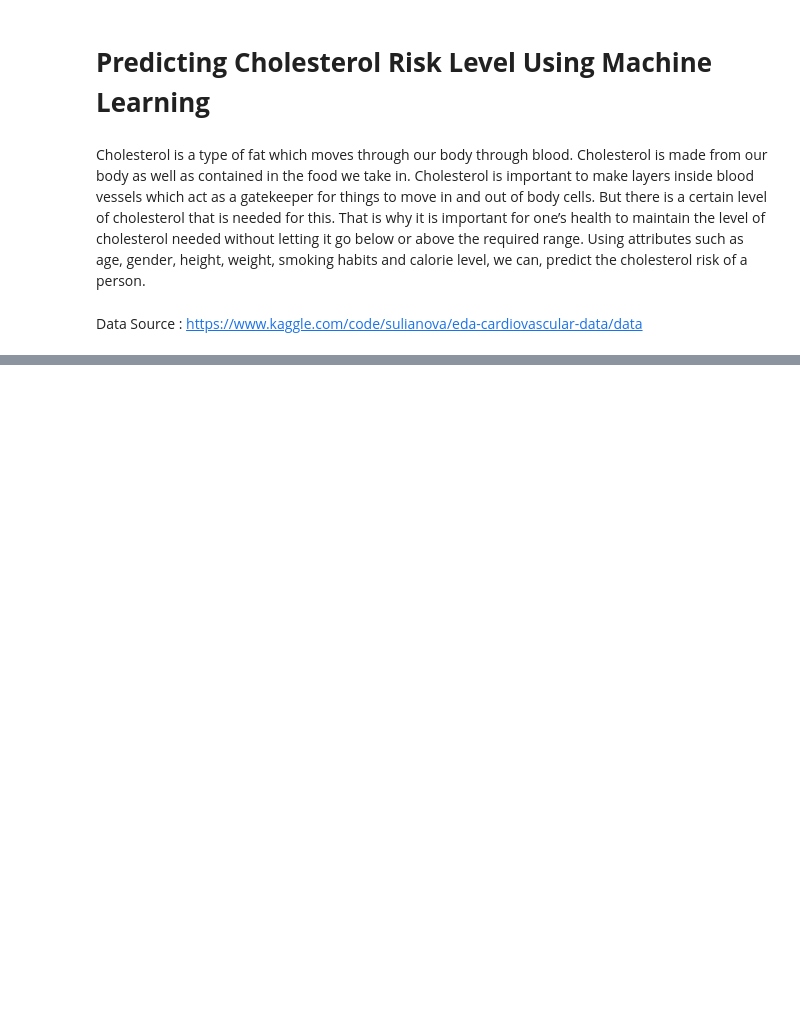
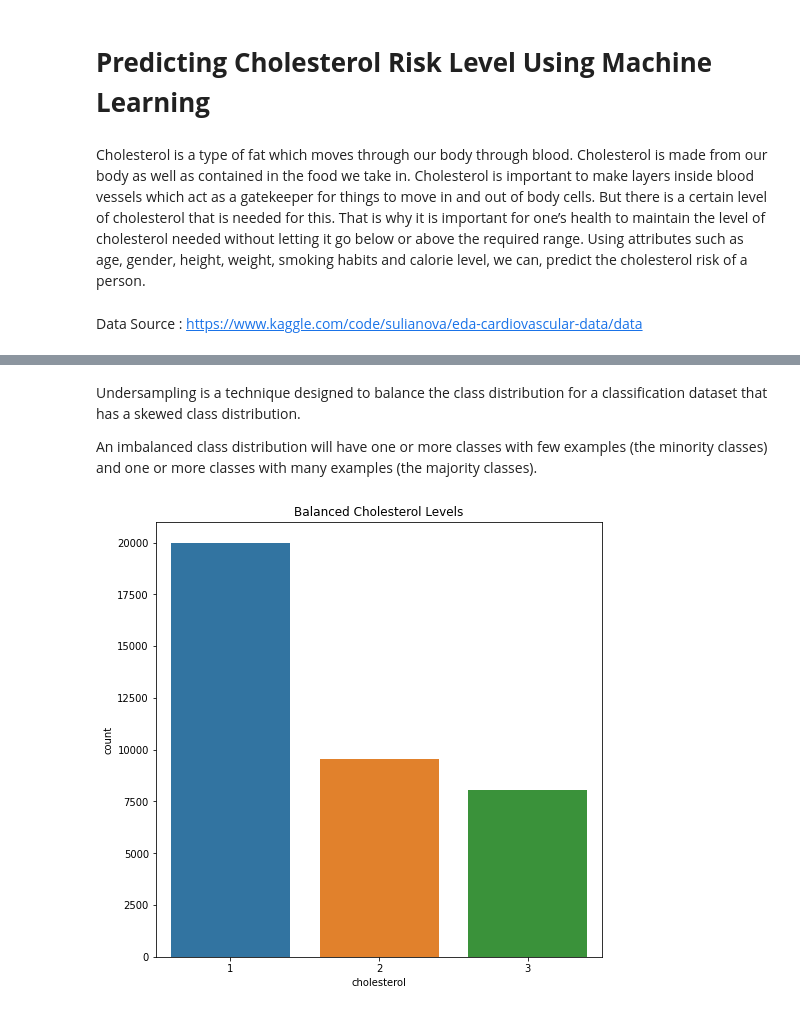
Before and after one commit to vinuri-g/ML_Assignment2_IT19113982_IT19143200_IT19165394_IT19173200, a Jupyter notebook: cholesterol_prediction.ipynb, the cells around one changed output, grey strips where cells are left out. Saved outputs shown, nothing was run; the diff lists cells and outputs as text; code cells hidden in the pictures; blank space fills up the shorter version.

Commit message:
analyzing and under sampling

```diff
--- a/cholesterol_prediction.ipynb
+++ b/cholesterol_prediction.ipynb
@@ -30,0 +66,22 @@ df = pd.read_csv("cardio_train.csv", sep=";")
+# %% [markdown]
+Undersampling is a technique designed to balance the class distribution for a classification dataset that has a skewed class distribution.
+
+An imbalanced class distribution will have one or more classes with few examples (the minority classes) and one or more classes with many examples (the majority classes).
+# %%
+# Normalizing dataset using undersampling method
+
+shuffled_df = df.sample(frac=1, random_state=4) # Shuffle the dataset
+
+mid_col_df = shuffled_df.loc[shuffled_df['cholesterol'] == 2]
+high_col_df = shuffled_df.loc[shuffled_df['cholesterol'] == 3]
+non_fraud_df = shuffled_df.loc[shuffled_df['cholesterol'] == 1].sample(n=20000, random_state=42) # Randomly select 10000 datas from majority class
+
+normalized_df = pd.concat([mid_col_df, high_col_df, non_fraud_df]) # Concatenate all dataframes
+
+# Plot the normalized dataset
+plt.figure(figsize=(8,8))
+sn.countplot('cholesterol', data=normalized_df)
+plt.title('Balanced Cholesterol Levels')
+plt.show()
+# %% [output]
+[figure, added]
```
Also changed, not shown: parts of 5 cells of this notebook.
